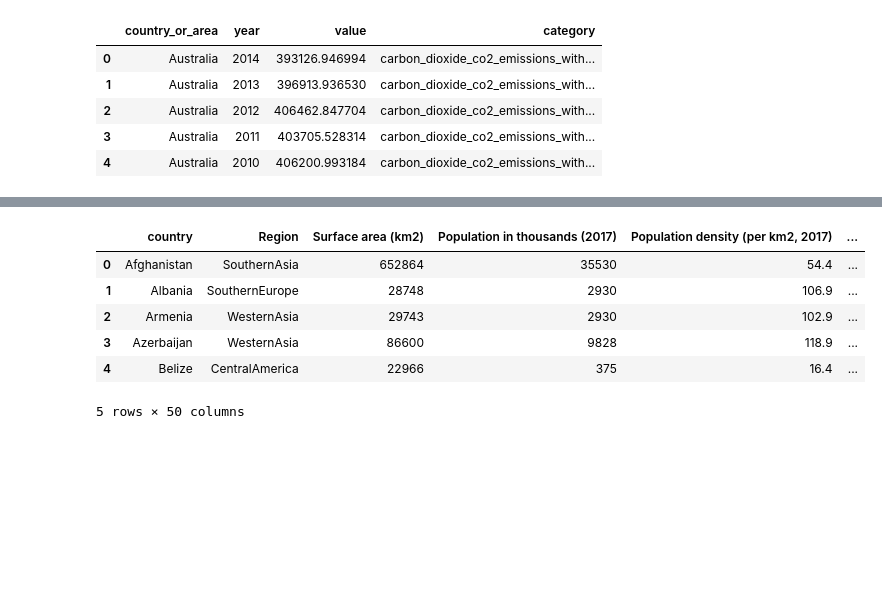
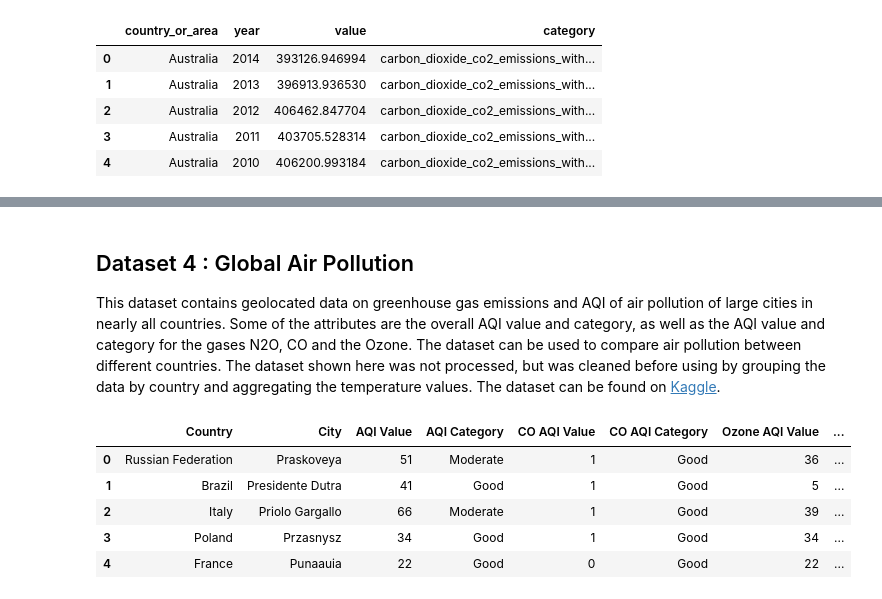
Before and after one commit to ross-geurts/infovis, a Jupyter notebook: _build/jupyter_execute/docs/data_preprocessed.ipynb, the cells around one changed output, grey strips where cells are left out. Drawn from its saved outputs; the diff is of its cells as text; code cells hidden in the pictures; blank space fills up the shorter version.

```diff
--- a/_build/jupyter_execute/docs/data_preprocessed.ipynb
+++ b/_build/jupyter_execute/docs/data_preprocessed.ipynb
@@ -47,12 +47,15 @@ country_profile.head()
 5 rows × 50 columns
+# %% [markdown]
+## Dataset 4 : Global Air Pollution
+
+This dataset contains geolocated data on greenhouse gas emissions and AQI of air pollution of large cities in nearly all countries. Some of the attributes are the overall AQI value and category, as well as the AQI value and category for the gases N2O, CO and the Ozone. The dataset can be used to compare air pollution between different countries. The dataset shown here was not processed, but was cleaned before using by grouping the data by country and aggregating the temperature values. The dataset can be found on <a href='https://www.kaggle.com/datasets/hasibalmuzdadid/global-air-pollution-dataset'>Kaggle</a>.
 # %%
-kiva_country_profile = pd.read_csv("../datasets/kiva_country_profile_variables.csv")
-kiva_country_profile.head()
+df_pollution = pd.read_csv("../datasets/global_air_pollution_dataset.csv")
+df_pollution.head()
 # %% [output]
-|  | country | Region | Surface area (km2) | Population in thousands (2017) | Population density (per km2, 2017) | ... |
-| 0 | Afghanistan | SouthernAsia | 652864 | 35530 | 54.4 | ... |
-| 1 | Albania | SouthernEurope | 28748 | 2930 | 106.9 | ... |
-| 2 | Armenia | WesternAsia | 29743 | 2930 | 102.9 | ... |
-| 3 | Azerbaijan | WesternAsia | 86600 | 9828 | 118.9 | ... |
-| 4 | Belize | CentralAmerica | 22966 | 375 | 16.4 | ... |
+|  | Country | City | AQI Value | AQI Category | CO AQI Value | CO AQI Category | Ozone AQI Value | ... |
+| 0 | Russian Federation | Praskoveya | 51 | Moderate | 1 | Good | 36 | ... |
+| 1 | Brazil | Presidente Dutra | 41 | Good | 1 | Good | 5 | ... |
+| 2 | Italy | Priolo Gargallo | 66 | Moderate | 1 | Good | 39 | ... |
+| 3 | Poland | Przasnysz | 34 | Good | 1 | Good | 34 | ... |
+| 4 | France | Punaauia | 22 | Good | 0 | Good | 22 | ... |
-5 rows × 50 columns
```
Also changed, not shown: parts of 6 cells of this notebook, 21 other files.
